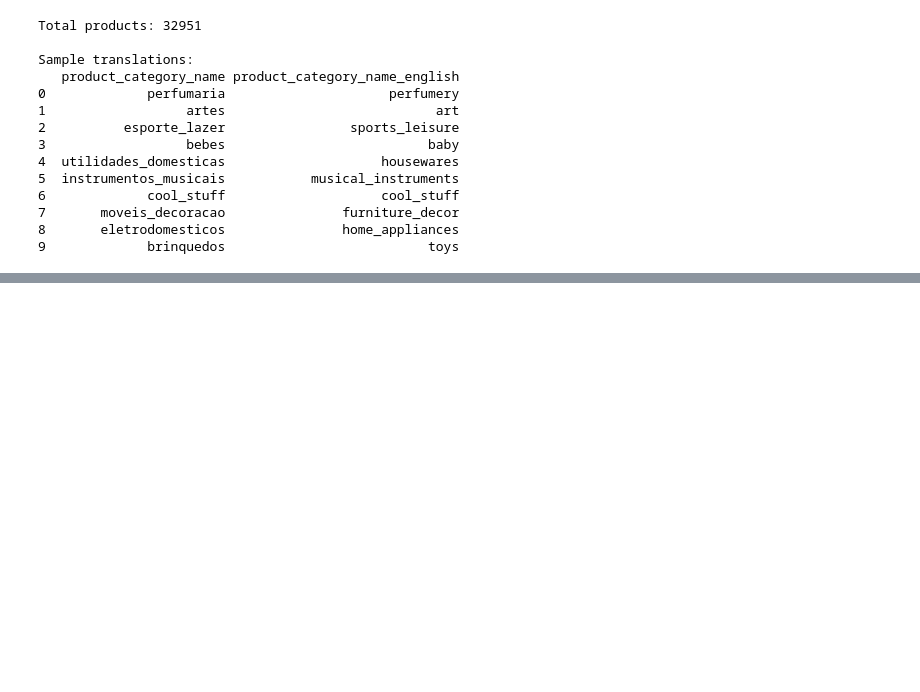
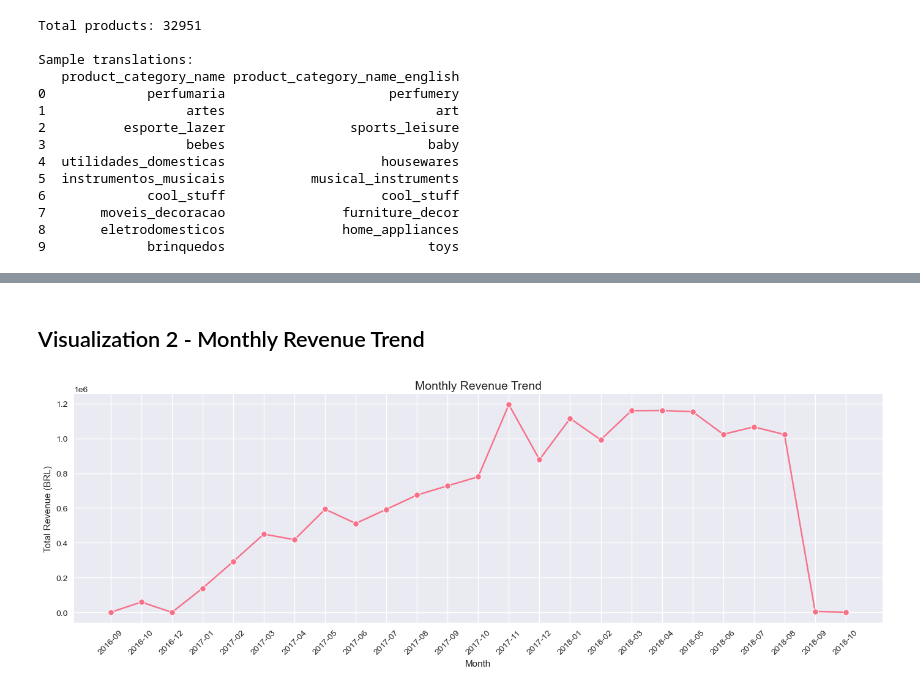
Before and after one commit to demirilayda/olist-data-pipeline, a Jupyter notebook: 01_eda.ipynb, the cells around one changed output, grey strips where cells are left out. Drawn from its saved outputs; the diff is of its cells as text; code cells hidden in the pictures; blank space fills up the shorter version.

```diff
--- a/01_eda.ipynb
+++ b/01_eda.ipynb
@@ -152,0 +220,28 @@ Sample translations:
+# %% [markdown]
+## Visualization 2 - Monthly Revenue Trend
+# %%
+# First merge orders with payments
+orders_payments = orders.merge(payments, on='order_id', how='inner')
+
+# Convert purchase timestamp to datetime
+orders_payments['order_purchase_timestamp'] = pd.to_datetime(orders_payments['order_purchase_timestamp'])
+
+# Extract year-month
+orders_payments['year_month'] = orders_payments['order_purchase_timestamp'].dt.to_period('M')
+
+# Group by month and sum revenue
+monthly_revenue = orders_payments.groupby('year_month')['payment_value'].sum().reset_index()
+monthly_revenue['year_month'] = monthly_revenue['year_month'].astype(str)
+
+# Plot
+plt.figure(figsize=(14, 5))
+sns.lineplot(data=monthly_revenue, x='year_month', y='payment_value', marker='o')
+plt.title('Monthly Revenue Trend', fontsize=14)
+plt.xlabel('Month')
+plt.ylabel('Total Revenue (BRL)')
+plt.xticks(rotation=45)
+plt.tight_layout()
+plt.savefig('outputs/02_monthly_revenue.png')
+plt.show()
+# %% [output]
+[figure, added]
```
Also changed, not shown: parts of 15 cells of this notebook, 6 other files.
